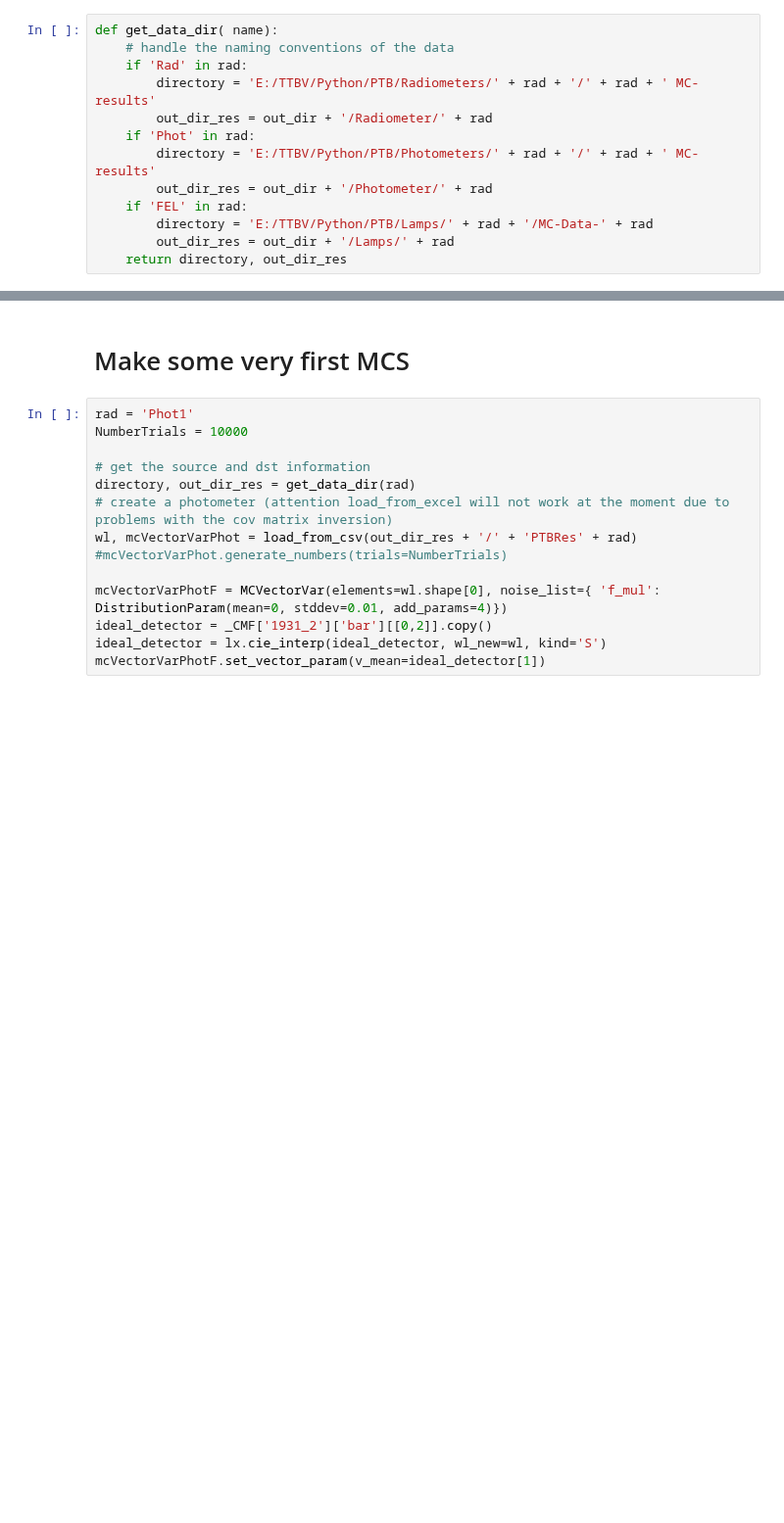
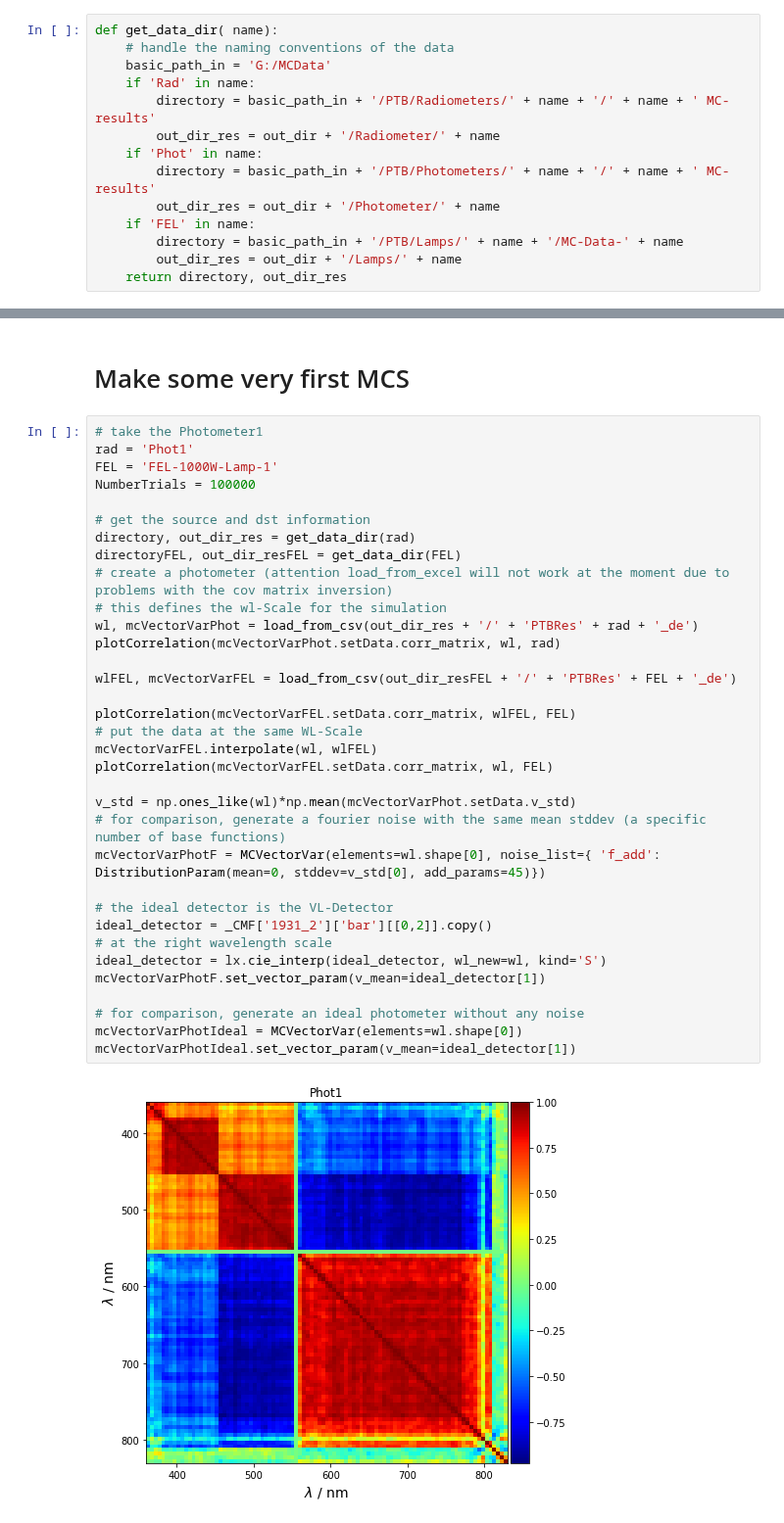
Before and after one commit to empir19nrm02/empir19nrm02, a Jupyter notebook: empir19nrm02/Jupyter/MCSim_PTBTest.ipynb, the cells around one changed output, grey strips where cells are left out. Shown at 98% size. Saved outputs shown, nothing was run; the diff lists cells and outputs as text; blank space fills up the shorter version.

```diff
--- a/empir19nrm02/Jupyter/MCSim_PTBTest.ipynb
+++ b/empir19nrm02/Jupyter/MCSim_PTBTest.ipynb
@@ -34,14 +34,15 @@ CWD: E:\TTBV\Python\empir19nrm02\empir19nrm02\Jupyter
 # %%
 def get_data_dir( name):
     # handle the naming conventions of the data
-    if 'Rad' in rad:
-        directory = 'E:/TTBV/Python/PTB/Radiometers/' + rad + '/' + rad + ' MC-results'
-        out_dir_res = out_dir + '/Radiometer/' + rad
-    if 'Phot' in rad:
-        directory = 'E:/TTBV/Python/PTB/Photometers/' + rad + '/' + rad + ' MC-results'
-        out_dir_res = out_dir + '/Photometer/' + rad
-    if 'FEL' in rad:
-        directory = 'E:/TTBV/Python/PTB/Lamps/' + rad + '/MC-Data-' + rad
-        out_dir_res = out_dir + '/Lamps/' + rad
+    basic_path_in = 'G:/MCData'
+    if 'Rad' in name:
+        directory = basic_path_in + '/PTB/Radiometers/' + name + '/' + name + ' MC-results'
+        out_dir_res = out_dir + '/Radiometer/' + name
+    if 'Phot' in name:
+        directory = basic_path_in + '/PTB/Photometers/' + name + '/' + name + ' MC-results'
+        out_dir_res = out_dir + '/Photometer/' + name
+    if 'FEL' in name:
+        directory = basic_path_in + '/PTB/Lamps/' + name + '/MC-Data-' + name
+        out_dir_res = out_dir + '/Lamps/' + name
     return directory, out_dir_res
 # %%
@@ -200,16 +194,38 @@ Shape of the corr matrix (generated from the cov matrix): (124, 124)
 # %% [markdown]
 # Make some very first MCS
 # %%
+# take the Photometer1
 rad = 'Phot1'
-NumberTrials = 10000
+FEL = 'FEL-1000W-Lamp-1'
+NumberTrials = 100000
 
 # get the source and dst information
 directory, out_dir_res = get_data_dir(rad)
+directoryFEL, out_dir_resFEL = get_data_dir(FEL)
 # create a photometer (attention load_from_excel will not work at the moment due to problems with the cov matrix inversion)
-wl, mcVectorVarPhot = load_from_csv(out_dir_res + '/' + 'PTBRes' + rad)
-#mcVectorVarPhot.generate_numbers(trials=NumberTrials)
+# this defines the wl-Scale for the simulation
+wl, mcVectorVarPhot = load_from_csv(out_dir_res + '/' + 'PTBRes' + rad + '_de')
+plotCorrelation(mcVectorVarPhot.setData.corr_matrix, wl, rad)
 
-mcVectorVarPhotF = MCVectorVar(elements=wl.shape[0], noise_list={ 'f_mul': DistributionParam(mean=0, stddev=0.01, add_params=4)})
+wlFEL, mcVectorVarFEL = load_from_csv(out_dir_resFEL + '/' + 'PTBRes' + FEL + '_de')
+
+plotCorrelation(mcVectorVarFEL.setData.corr_matrix, wlFEL, FEL)
+# put the data at the same WL-Scale
+mcVectorVarFEL.interpolate(wl, wlFEL)
+plotCorrelation(mcVectorVarFEL.setData.corr_matrix, wl, FEL)
+
+v_std = np.ones_like(wl)*np.mean(mcVectorVarPhot.setData.v_std)
+# for comparison, generate a fourier noise with the same mean stddev (a specific number of base functions)
+mcVectorVarPhotF = MCVectorVar(elements=wl.shape[0], noise_list={ 'f_add': DistributionParam(mean=0, stddev=v_std[0], add_params=45)})
+
+# the ideal detector is the VL-Detector
 ideal_detector = _CMF['1931_2']['bar'][[0,2]].copy()
+# at the right wavelength scale
 ideal_detector = lx.cie_interp(ideal_detector, wl_new=wl, kind='S')
 mcVectorVarPhotF.set_vector_param(v_mean=ideal_detector[1])
+
+# for comparison, generate an ideal photometer without any noise
+mcVectorVarPhotIdeal = MCVectorVar(elements=wl.shape[0])
+mcVectorVarPhotIdeal.set_vector_param(v_mean=ideal_detector[1])
+# %% [output]
+[figure, added]
```
Also changed, not shown: parts of 6 cells of this notebook, 10 other files.
